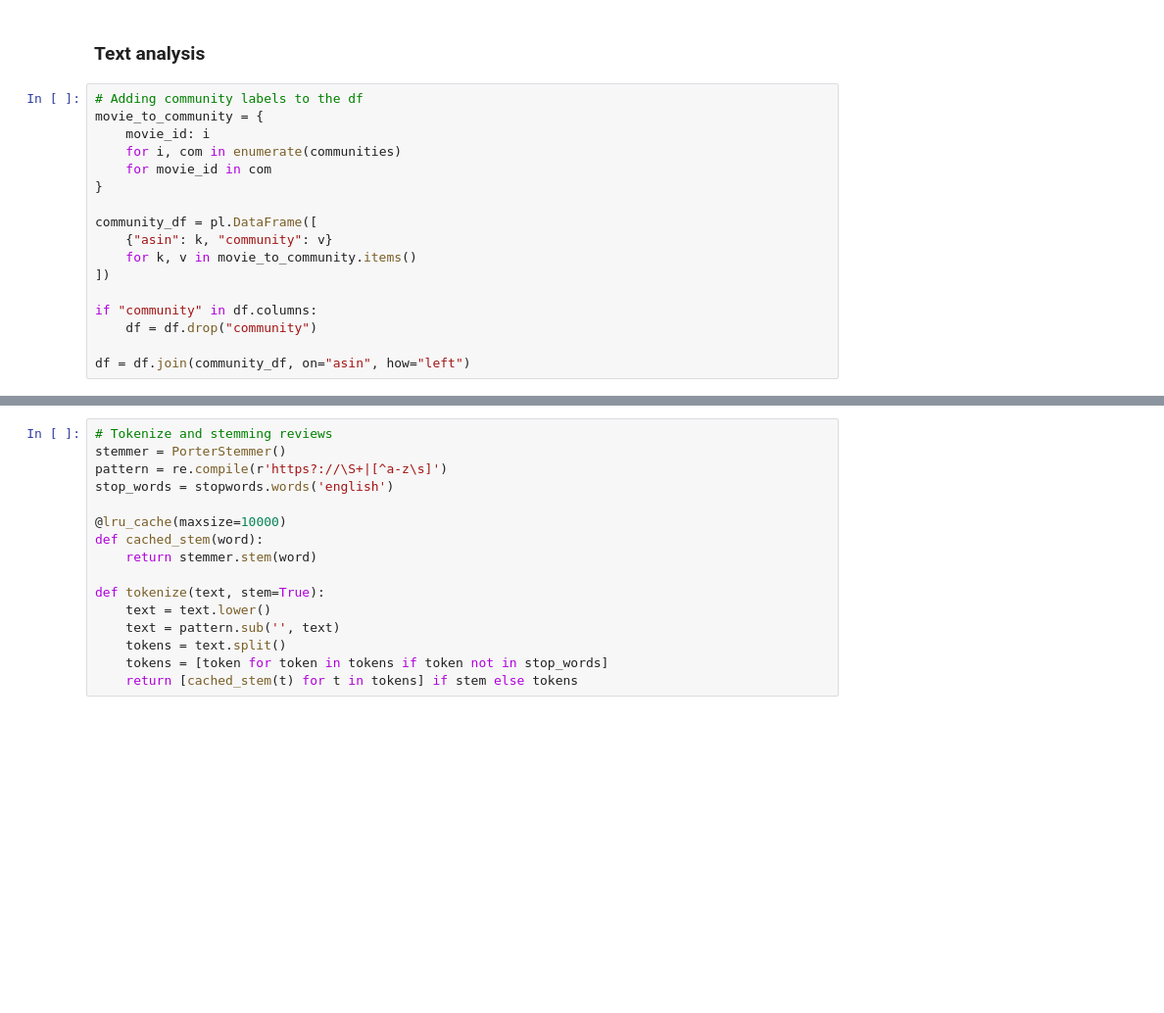
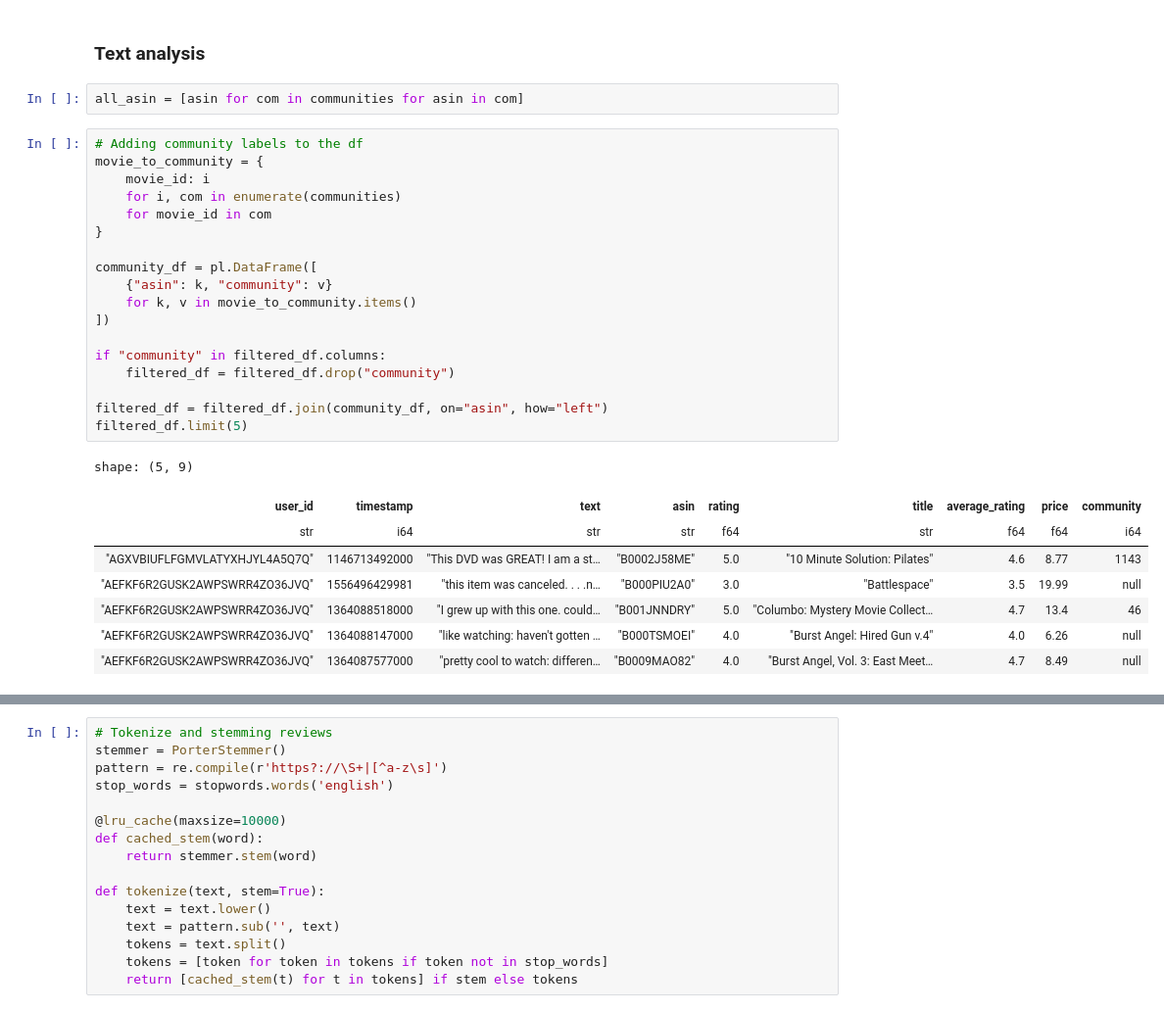
Before and after one commit to runeharlyk/CSS-02467-exam-project, a Jupyter notebook: Part 1.ipynb, the cells around one changed output, grey strips where cells are left out. Shown: that part at 98% size. Saved outputs shown, nothing was run; the diff lists cells and outputs as text; blank space fills up the shorter version.

```diff
--- a/Part 1.ipynb
+++ b/Part 1.ipynb
@@ -362,19 +367,31 @@ Counter({2: 1305,
 # %% [markdown]
 ### Text analysis
+# %%
+all_asin = [asin for com in communities for asin in com]
 # %%
 # Adding community labels to the df
 movie_to_community = {
     movie_id: i
     for i, com in enumerate(communities)
     for movie_id in com
 }
 
 community_df = pl.DataFrame([
     {"asin": k, "community": v}
     for k, v in movie_to_community.items()
 ])
 
-if "community" in df.columns:
-    df = df.drop("community")
+if "community" in filtered_df.columns:
+    filtered_df = filtered_df.drop("community")
 
-df = df.join(community_df, on="asin", how="left")
+filtered_df = filtered_df.join(community_df, on="asin", how="left")
+filtered_df.limit(5)
+# %% [output]
+shape: (5, 9)
+| user_id | timestamp | text | asin | rating | title | average_rating | price | community |
+| str | i64 | str | str | f64 | str | f64 | f64 | i64 |
+| "AGXVBIUFLFGMVLATYXHJYL4A5Q7Q" | 1146713492000 | "This DVD was GREAT! I am a st… | "B0002J58ME" | 5.0 | "10 Minute Solution: Pilates" | 4.6 | 8.77 | 1143 |
+| "AEFKF6R2GUSK2AWPSWRR4ZO36JVQ" | 1556496429981 | "this item was canceled. . . .n… | "B000PIU2A0" | 3.0 | "Battlespace" | 3.5 | 19.99 | null |
+| "AEFKF6R2GUSK2AWPSWRR4ZO36JVQ" | 1364088518000 | "I grew up with this one. could… | "B001JNNDRY" | 5.0 | "Columbo: Mystery Movie Collect… | 4.7 | 13.4 | 46 |
+| "AEFKF6R2GUSK2AWPSWRR4ZO36JVQ" | 1364088147000 | "like watching: haven't gotten … | "B000TSMOEI" | 4.0 | "Burst Angel: Hired Gun v.4" | 4.0 | 6.26 | null |
+| "AEFKF6R2GUSK2AWPSWRR4ZO36JVQ" | 1364087577000 | "pretty cool to watch: differen… | "B0009MAO82" | 4.0 | "Burst Angel, Vol. 3: East Meet… | 4.7 | 8.49 | null |
```
Also changed, not shown: parts of 17 cells of this notebook.
